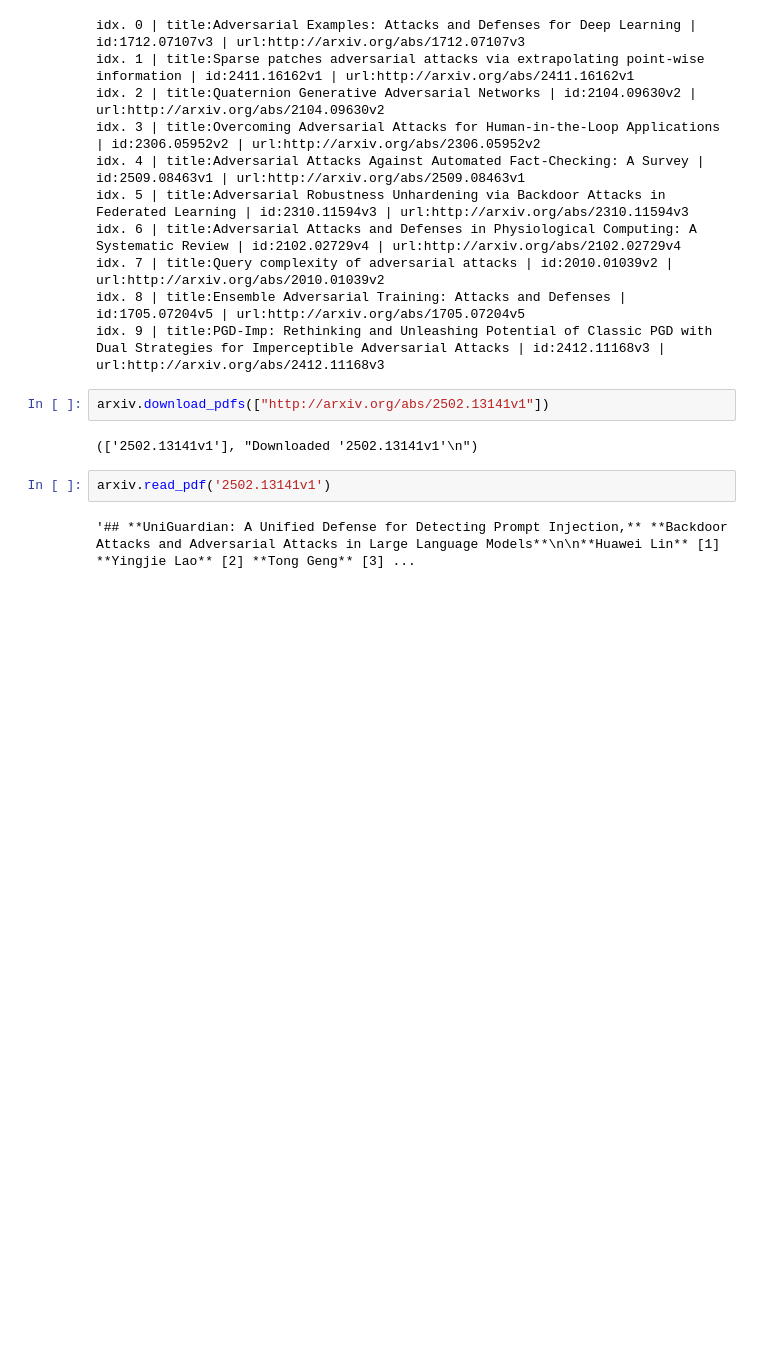
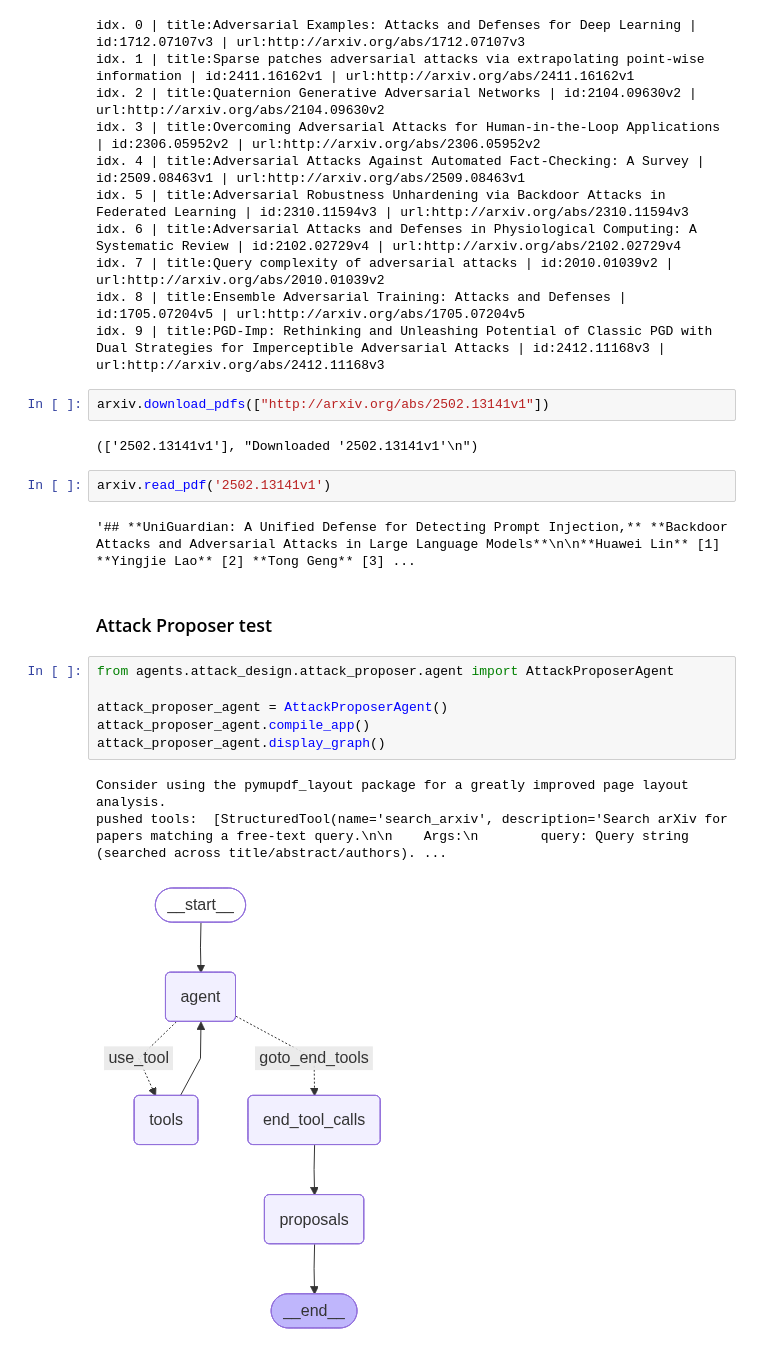
Before and after one commit to SiddSai/AutoRedBlue, a Jupyter notebook: main.ipynb, the cells around one changed output. Drawn from its saved outputs; the diff is of its cells as text; blank space fills up the shorter version.

Commit message:
attack design (untested)

```diff
--- a/main.ipynb
+++ b/main.ipynb
@@ -72,3 +72,15 @@ arxiv.download_pdfs(["http://arxiv.org/abs/2502.13141v1"])
 arxiv.read_pdf('2502.13141v1')
 # %% [output]
 '## **UniGuardian: A Unified Defense for Detecting Prompt Injection,** **Backdoor Attacks and Adversarial Attacks in Large Language Models**\n\n**Huawei Lin** [1] **Yingjie Lao** [2] **Tong Geng** [3] ...
+# %% [markdown]
+### Attack Proposer test
+# %%
+from agents.attack_design.attack_proposer.agent import AttackProposerAgent
+
+attack_proposer_agent = AttackProposerAgent()
+attack_proposer_agent.compile_app()
+attack_proposer_agent.display_graph()
+# %% [output]
+Consider using the pymupdf_layout package for a greatly improved page layout analysis.
+pushed tools:  [StructuredTool(name='search_arxiv', description='Search arXiv for papers matching a free-text query.\n\n    Args:\n        query: Query string (searched across title/abstract/authors). ...
+[figure, added]
```
Also changed, not shown: parts of 1 cell of this notebook, 12 other files.
